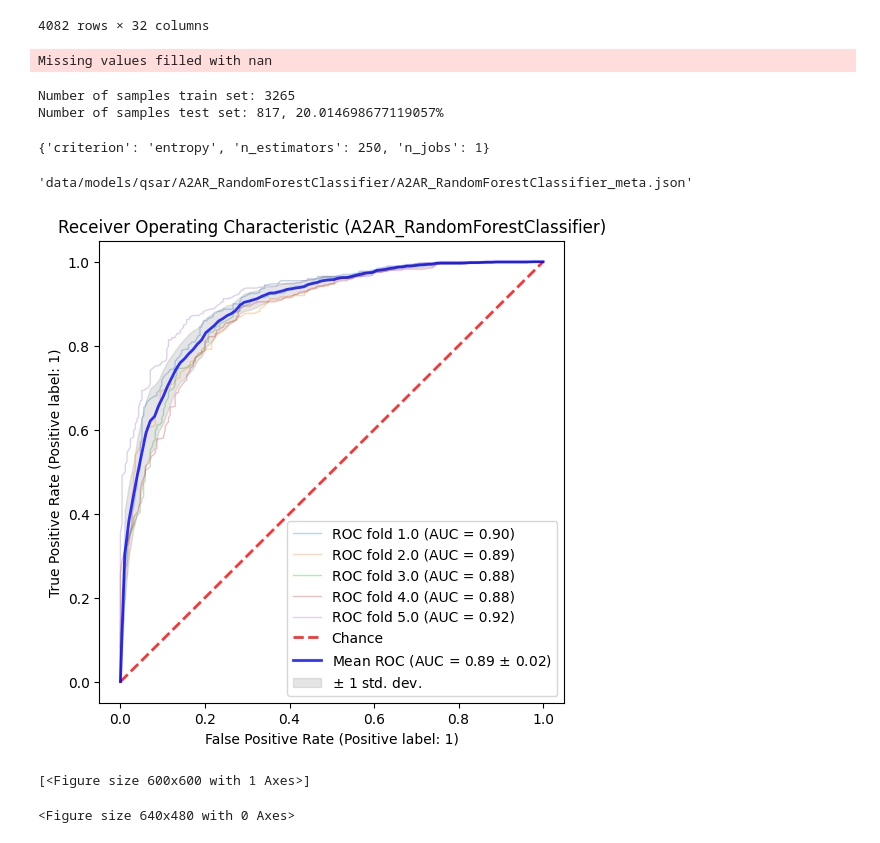
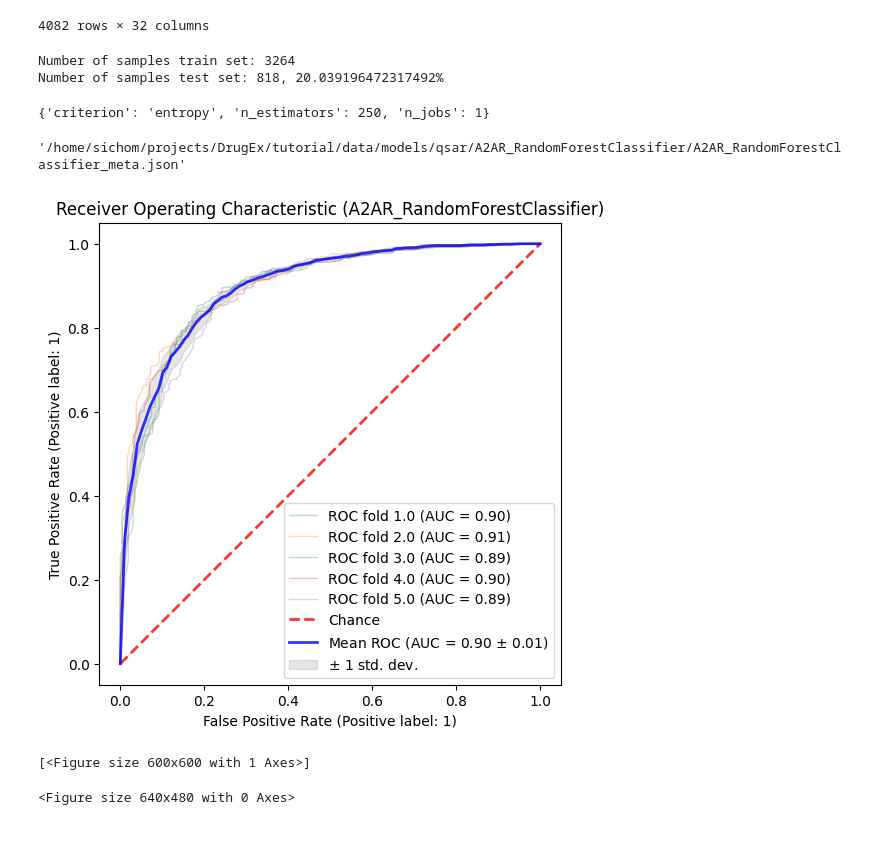
Before and after one commit to CDDLeiden/DrugEx, a Jupyter notebook: tutorial/qsar.ipynb, the cells around one changed output. Drawn from its saved outputs; the diff is of its cells as text; code cells hidden in the pictures.

Commit message:
update test and tutorial qsar model

```diff
--- a/tutorial/qsar.ipynb
+++ b/tutorial/qsar.ipynb
@@ -21,11 +21,10 @@ df
 4082 rows × 32 columns
 # %%
 import os
-from qsprpred.data.data import QSPRDataset
-from qsprpred.data.utils.descriptorsets import FingerprintSet
-from qsprpred.data.utils.descriptorcalculator import MoleculeDescriptorsCalculator
-from qsprpred.data.utils.datasplitters import ScaffoldSplit
-from qsprpred.models.tasks import TargetTasks
+from qsprpred.data import QSPRDataset
+from qsprpred.data.descriptors.fingerprints import MorganFP
+from qsprpred.data.sampling.splits import ScaffoldSplit
+from qsprpred.tasks import TargetTasks
 
 DATA_PATH_QSAR = "data/data/qsar"
 os.makedirs(DATA_PATH_QSAR, exist_ok=True)
@@ -38,30 +37,25 @@ dataset = QSPRDataset(
     store_dir=DATA_PATH_QSAR,
 )
 
-# Calculate MorganFP and physicochemical properties
-feature_calculator = MoleculeDescriptorsCalculator(desc_sets = [
-    FingerprintSet(fingerprint_type="MorganFP", radius=3, nBits=2048)
-])
-
 # split on scaffolds
 split = ScaffoldSplit(test_fraction=0.2)
 
 dataset.prepareDataset(
     split=split,
-    feature_calculators=[feature_calculator]
+    feature_calculators=[MorganFP(radius=3, nBits=2048)]
 )
 
 print(f"Number of samples train set: {len(dataset.y)}")
 print(f"Number of samples test set: {len(dataset.y_ind)}, {len(dataset.y_ind) / len(dataset.df) * 100}%")
 # %% [output]
-Missing values filled with nan
+Number of samples train set: 3264
+Number of samples test set: 818, 20.039196472317492%
-Number of samples train set: 3265
-Number of samples test set: 817, 20.014698677119057%
 # %%
-from qsprpred.models.sklearn import SklearnModel
+from qsprpred.models import CrossValAssessor
+from qsprpred.models.scikit_learn import SklearnModel
 from qsprpred.models.hyperparam_optimization import GridSearchOptimization
 from sklearn.ensemble import RandomForestClassifier
-from qsprpred.models.metrics import SklearnMetric
+from qsprpred.models.metrics import SklearnMetrics
 
 params = {
     'n_estimators' : [50, 250],
@@ -72,31 +66,30 @@ params = {
 model = SklearnModel(
     name="A2AR_RandomForestClassifier",
     base_dir='data/models/qsar/',
-    data=dataset,
     alg = RandomForestClassifier
 )
-score = SklearnMetric.getDefaultMetric(model.task)
+score = SklearnMetrics
 
-gridsearcher = GridSearchOptimization(scoring = score, param_grid=params)
-best_params = gridsearcher.optimize(model)
+gridsearcher = GridSearchOptimization(param_grid=params, model_assessor=CrossValAssessor(scoring='roc_auc'))
+best_params = gridsearcher.optimize(model, dataset)
 best_params
 # %% [output]
 {'criterion': 'entropy', 'n_estimators': 250, 'n_jobs': 1}
 # %%
-from qsprpred.models.assessment_methods import CrossValAssessor, TestSetAssessor
+from qsprpred.models.assessment.methods import CrossValAssessor, TestSetAssessor
 
-CrossValAssessor()(model)
-TestSetAssessor()(model)
-model.fitAttached()
+CrossValAssessor(scoring='roc_auc')(model, dataset)
+TestSetAssessor(scoring='roc_auc')(model, dataset)
+model.fitDataset(dataset)
 # %% [output]
-'data/models/qsar/A2AR_RandomForestClassifier/A2AR_RandomForestClassifier_meta.json'
+'/home/sichom/projects/DrugEx/tutorial/data/models/qsar/A2AR_RandomForestClassifier/A2AR_RandomForestClassifier_meta.json'
 # %%
 from qsprpred.plotting.classification import ROCPlot
 
 plot = ROCPlot([model])
-plot.make(property_name="pchembl_value_Median_class", validation='cv', save = True, show=True)
+plot.make(property_name="pchembl_value_Median", validation='cv', save = True, show=True)
 # %% [output]
-[figure, old version]
+[figure, new version]
 [<Figure size 600x600 with 1 Axes>]
 <Figure size 640x480 with 0 Axes>
 # %%
```
Also changed, not shown: parts of 6 cells of this notebook, 7 other files.
